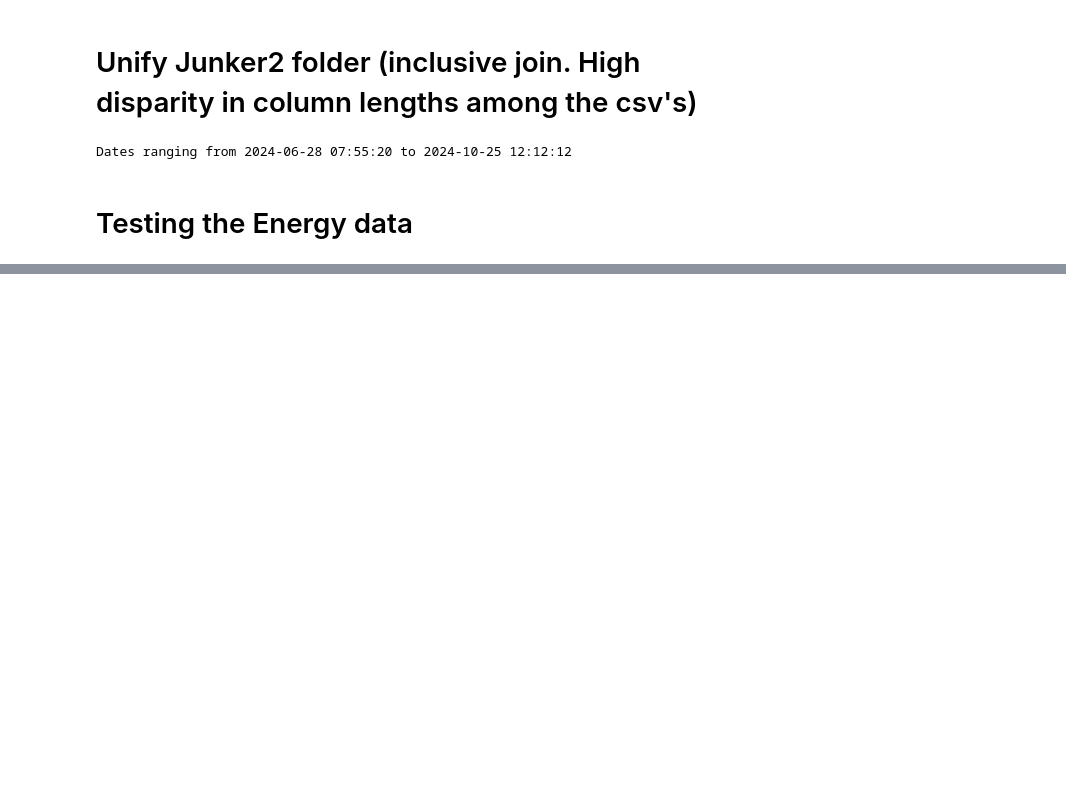
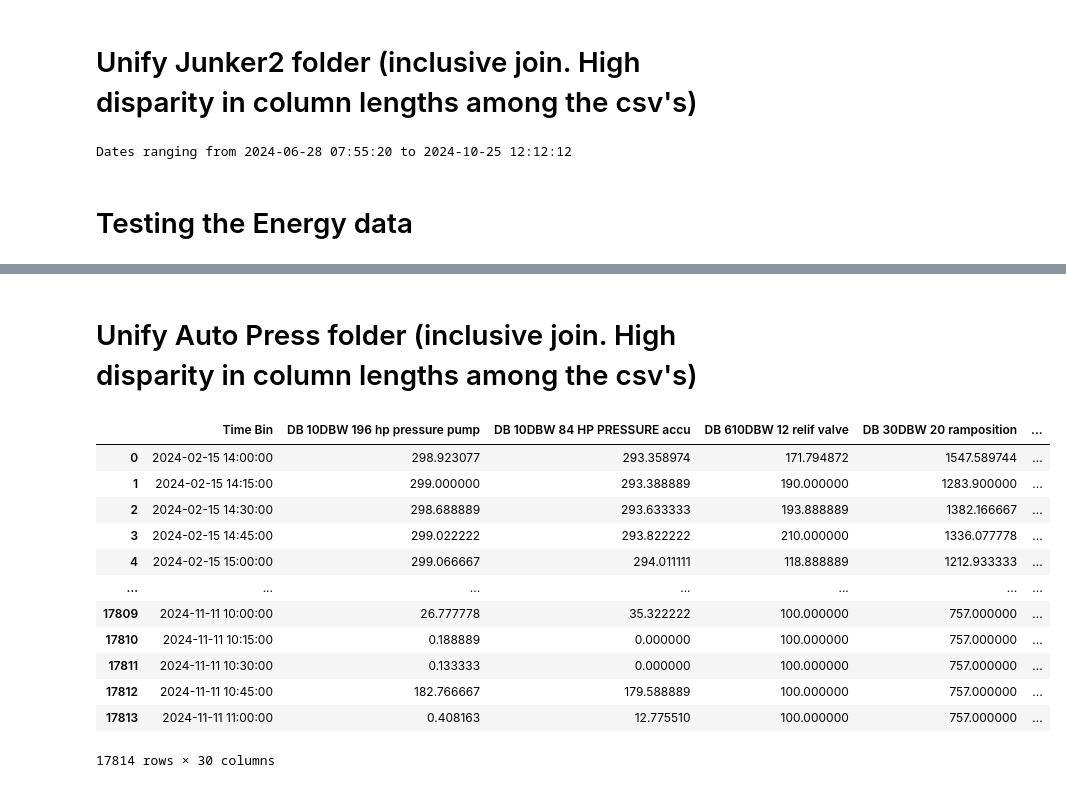
Before and after one commit to it21346/tSDG-DiffusionTS-DataAugmentation, a Jupyter notebook: HALCOR/testing_new_data.ipynb, the cells around one changed output, grey strips where cells are left out. Saved outputs shown, nothing was run; the diff lists cells and outputs as text; code cells hidden in the pictures; blank space fills up the shorter version.

```diff
--- a/HALCOR/testing_new_data.ipynb
+++ b/HALCOR/testing_new_data.ipynb
@@ -91,7 +84,7 @@ Dates ranging from 2024-06-28 07:55:20 to 2024-10-25 12:12:12
 # Concatenate all energies together for each timestamp
 total_energy = None
 # Folder with energy consumption files
-path_to_energy_consumption_files = './PRESS PME DATA FY2024.xlsx'
+path_to_energy_consumption_files = './Data/PRESS PME DATA FY2024.xlsx'
 excel_data = pd.ExcelFile(path_to_energy_consumption_files)
 start_timestamp = pd.Timestamp('2024-01-01 11:30:00')
 df_energy = []
@@ -160,3 +171,6 @@ plt.show()
 # %%
-total_energy['Timestamp'] = total_energy['Timestamp'].dt.strftime('%d/%m/%Y %H:%M:%S')
-total_energy.to_excel("temp.xlsx", engine='openpyxl', index=False)
+# total_energy['Timestamp'] = total_energy['Timestamp'].dt.strftime('%d/%m/%Y %H:%M:%S')
+total_energy['Timestamp'] = pd.to_datetime(total_energy['Timestamp'])
+# total_energy.to_excel("temp.xlsx", engine='openpyxl', index=False)
+# %% [markdown]
+# Unify Auto Press folder (inclusive join. High disparity in column lengths among the csv's)
@@ -162,0 +180,36 @@ total_energy.to_excel("temp.xlsx", engine='openpyxl', index=False)
+# %%
+df = pd.read_csv("autopress.csv", sep = ';')
+# ------maybe drop these inside the function from earlier
+df.drop(columns= ['Unnamed: 0', 'Relativzeit', 'Datum', 'Absolutzeit'], inplace= True)
+df['Timestamp'] = pd.to_datetime(df['Timestamp'])
+timeWindows = total_energy['Timestamp'].tolist()
+labels = timeWindows[1:]
+df['Time Bin'] = pd.cut(df['Timestamp'], timeWindows, labels=labels, right=False)
+start_timestamp = '2024-01-01 11:30:00'
+df = df[df['Timestamp'] >= start_timestamp]
+for column in df.columns:
+    missing_percentage = df[column].isnull().mean() * 100
+    is_unique = df[column].nunique(dropna=False) == 1
+    binary_unique = df[column].nunique() == 2
+    # drop columns with higher than 20% missing rate || drop columns that have a constant unique value, thus not offering any info || Drop binary columns for now
+    if missing_percentage > 20 or is_unique or binary_unique:
+        df.drop(columns= column, inplace=True)
+
+df.drop(columns='Timestamp', inplace=True)
+df['Time Bin'] = pd.to_datetime(df['Time Bin'])
+df = df.groupby('Time Bin', sort=True).mean().reset_index()
+df
+# %% [output]
+|  | Time Bin | DB 10DBW 196 hp pressure pump | DB 10DBW 84 HP PRESSURE accu | DB 610DBW 12 relif valve | DB 30DBW 20 ramposition | ... |
+| 0 | 2024-02-15 14:00:00 | 298.923077 | 293.358974 | 171.794872 | 1547.589744 | ... |
+| 1 | 2024-02-15 14:15:00 | 299.000000 | 293.388889 | 190.000000 | 1283.900000 | ... |
+| 2 | 2024-02-15 14:30:00 | 298.688889 | 293.633333 | 193.888889 | 1382.166667 | ... |
+| 3 | 2024-02-15 14:45:00 | 299.022222 | 293.822222 | 210.000000 | 1336.077778 | ... |
+| 4 | 2024-02-15 15:00:00 | 299.066667 | 294.011111 | 118.888889 | 1212.933333 | ... |
+| ... | ... | ... | ... | ... | ... | ... |
+| 17809 | 2024-11-11 10:00:00 | 26.777778 | 35.322222 | 100.000000 | 757.000000 | ... |
+| 17810 | 2024-11-11 10:15:00 | 0.188889 | 0.000000 | 100.000000 | 757.000000 | ... |
+| 17811 | 2024-11-11 10:30:00 | 0.133333 | 0.000000 | 100.000000 | 757.000000 | ... |
+| 17812 | 2024-11-11 10:45:00 | 182.766667 | 179.588889 | 100.000000 | 757.000000 | ... |
+| 17813 | 2024-11-11 11:00:00 | 0.408163 | 12.775510 | 100.000000 | 757.000000 | ... |
+17814 rows × 30 columns
```
Also changed, not shown: parts of 14 cells of this notebook, 7 other files.
